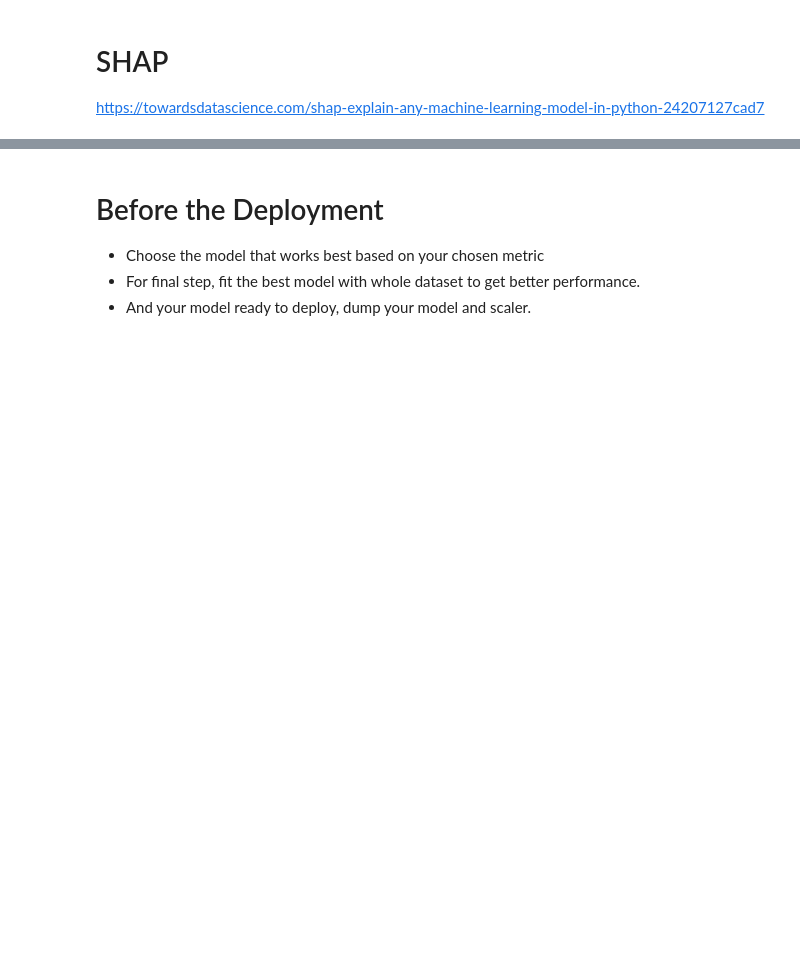
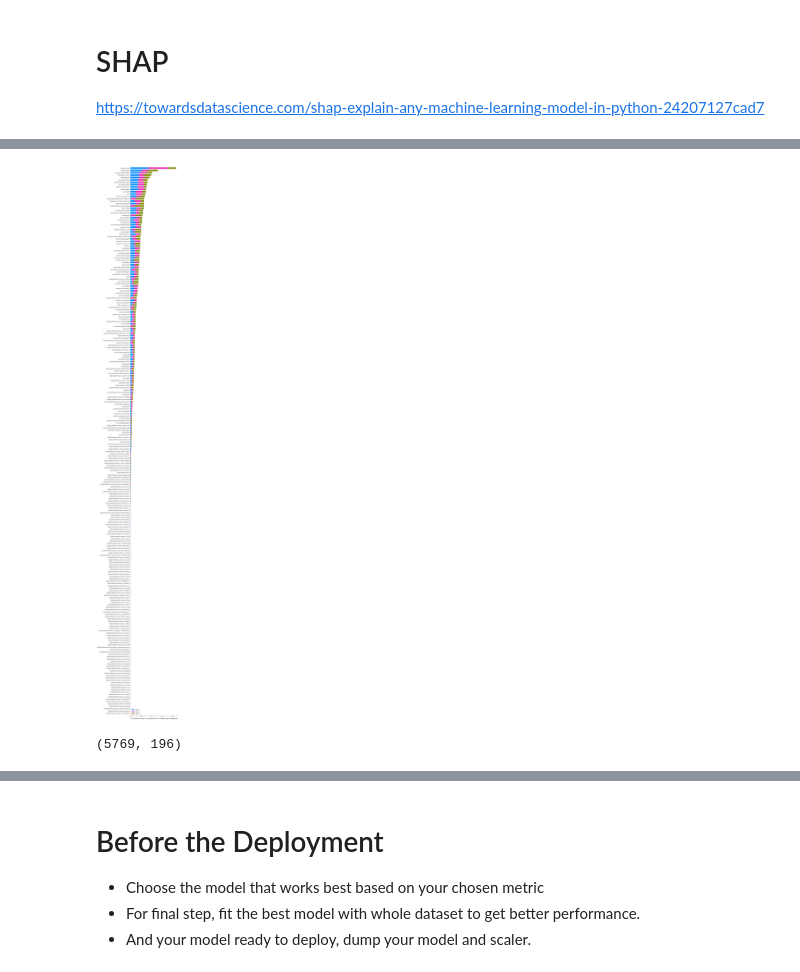
Before and after one commit to halit-vural/CW-Asg-HV-2022, a Jupyter notebook: CW-ML2-Pro2-Soldier_race_C9807-HV.ipynb, the cells around one changed output, grey strips where cells are left out. Cells and saved outputs as stored; diff of their text form; code cells hidden in the pictures; blank space fills up the shorter version.

```diff
--- a/CW-ML2-Pro2-Soldier_race_C9807-HV.ipynb
+++ b/CW-ML2-Pro2-Soldier_race_C9807-HV.ipynb
@@ -944,0 +980,4 @@ import shap
+# %%
+scaler = MinMaxScaler()
+X_train_scaled = scaler.fit_transform(X_train)
+X_test_scaled = scaler.transform(X_test)
@@ -945,5 +990,4 @@ import shap
 # %%
-explainer = shap.Explainer(log_model,X_train)
-start_index = 203
-end_index = 204
-shap_values = explainer.shap_values(X_test[start_index:end_index])
+explainer = shap.Explainer(model_shap, X_train_scaled)
+
+shap_values = explainer.shap_values(X_test_scaled)
@@ -966,2 +994,4 @@ shap.force_plot(explainer.expected_value[1],
 # %%
-shap.summary_plot(shap_values, X_train,max_display=300,feature_names = X.columns)
+shap.summary_plot(shap_values, X_train_scaled,max_display=300,feature_names = X.columns)
+# %% [output]
+[figure, added]
@@ -967,0 +1067,4 @@ shap.summary_plot(shap_values, X_train,max_display=300,feature_names = X.columns
+# %%
+X3.shape
+# %% [output]
+(5769, 196)
```
Also changed, not shown: parts of 24 cells of this notebook.
